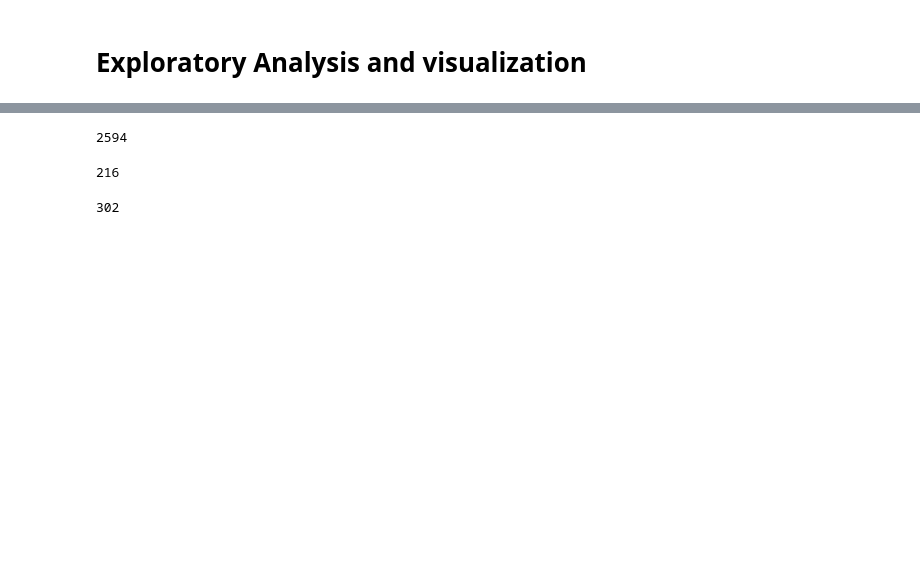
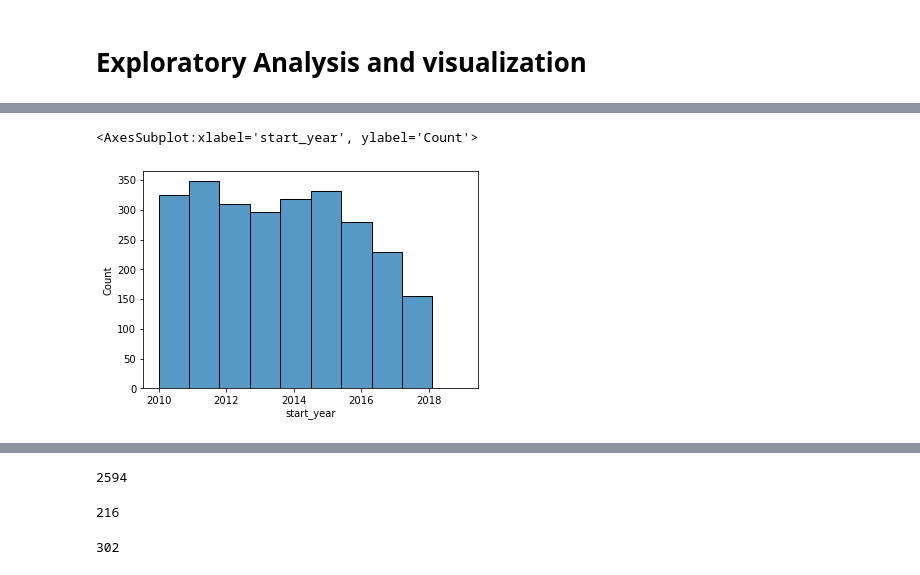
Before and after one commit to HKwirikia/dsc-phase-1-project-v2-4, a Jupyter notebook: student.ipynb, the cells around one changed output, grey strips where cells are left out. Saved outputs shown, nothing was run; the diff lists cells and outputs as text; code cells hidden in the pictures; blank space fills up the shorter version.

```diff
--- a/student.ipynb
+++ b/student.ipynb
@@ -624,0 +652,5 @@ Index(['movie_id', 'primary_title', 'original_title', 'start_year',
+# %%
+sns.histplot(df.start_year, bins = 10)
+# %% [output]
+<AxesSubplot:xlabel='start_year', ylabel='Count'>
+[figure, added]
```
Also changed, not shown: parts of 17 cells of this notebook.
